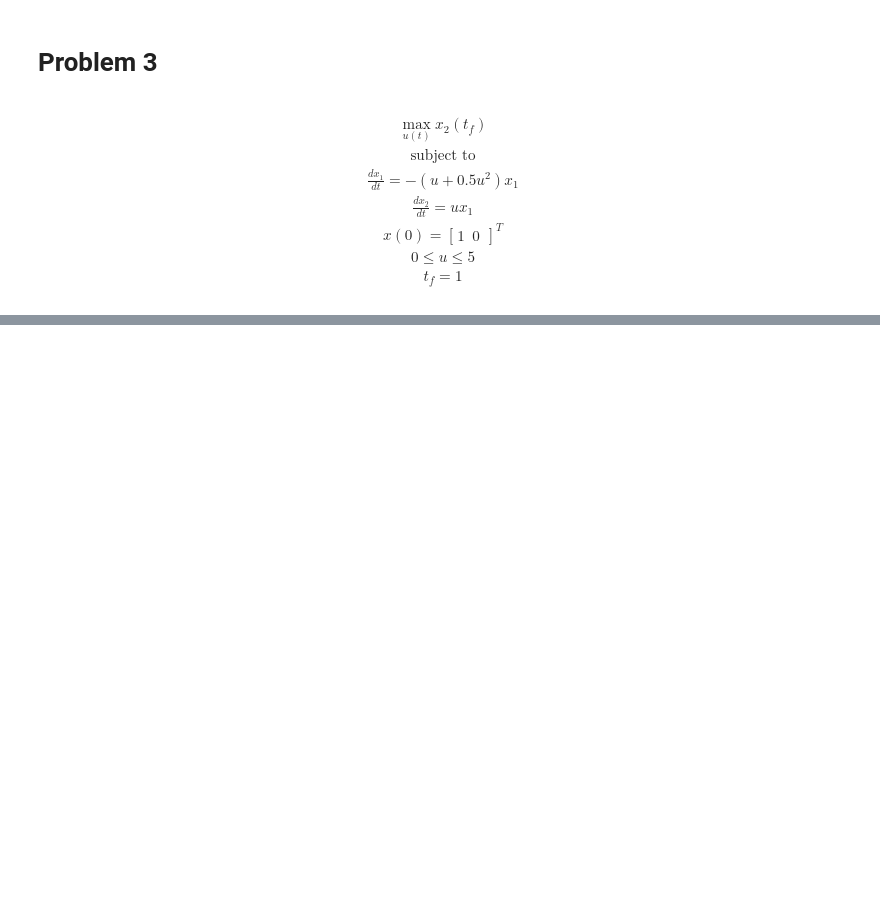
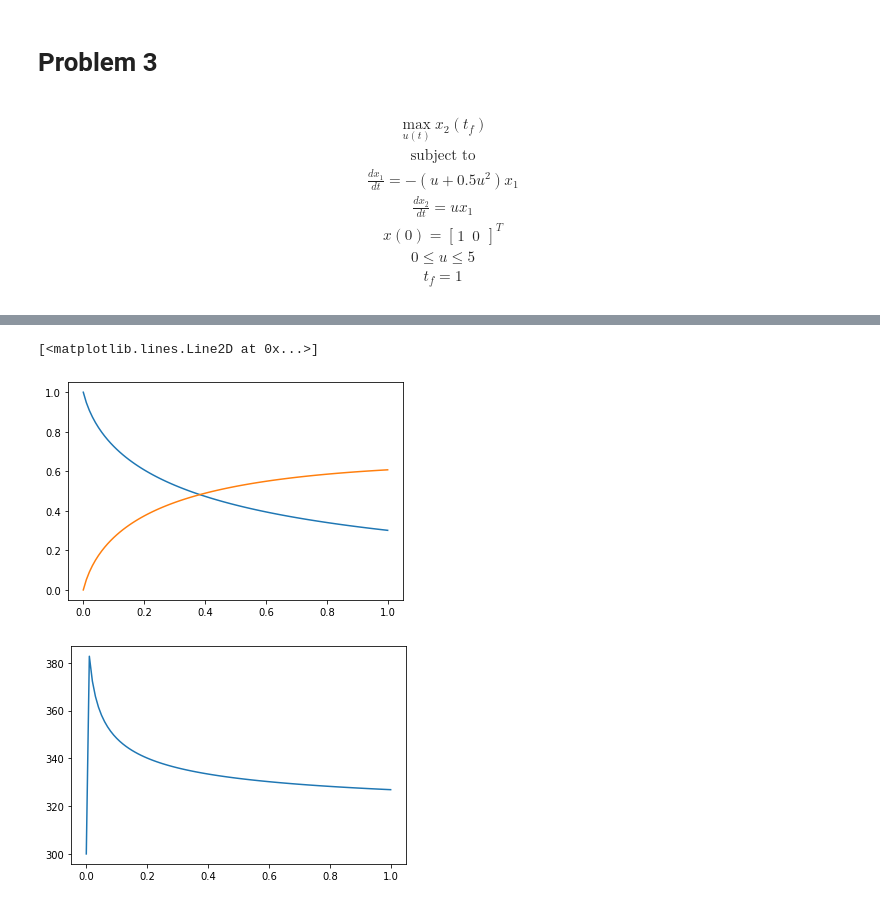
Before and after one commit to cjohns94/dynamic_optmization, a Jupyter notebook: hwE/benchmark.ipynb, the cells around one changed output, grey strips where cells are left out. Drawn from its saved outputs; the diff is of its cells as text; code cells hidden in the pictures; blank space fills up the shorter version.

```diff
--- a/hwE/benchmark.ipynb
+++ b/hwE/benchmark.ipynb
@@ -145,0 +286,20 @@ apm 66.219.236.170_gk_model14 <br><pre> ----------------------------------------
+# %%
+m = GEKKO()
+
+m.time = np.linspace(0,1,101)
+x1 = m.Var(1)
+x2 = m.Var(0)
+T = m.Var(300, 298, 398)
+k1 = m.Intermediate(4000*m.exp(-2500/T))
+k2 = m.Intermediate(6.2e5*m.exp(-5000/T))
+
+mask = np.zeros(101)
+mask[-1] = 1
+final = m.Param(value=mask)
+m.Equation(x1.dt() == -k1*x1**2)
+m.Equation(x2.dt() == k1*x1**2 - k2*x2)
+m.Maximize(x2*final)
+
+m.options.IMODE = 6
+
+m.solve()
@@ -145,0 +324,8 @@ apm 66.219.236.170_gk_model14 <br><pre> ----------------------------------------
+# %%
+plt.plot(m.time,x1, m.time,x2)
+plt.figure()
+plt.plot(m.time,T)
+# %% [output]
+[<matplotlib.lines.Line2D at 0x...>]
+[figure, added]
+[figure, added]
```
Also changed, not shown: parts of 13 cells of this notebook.
